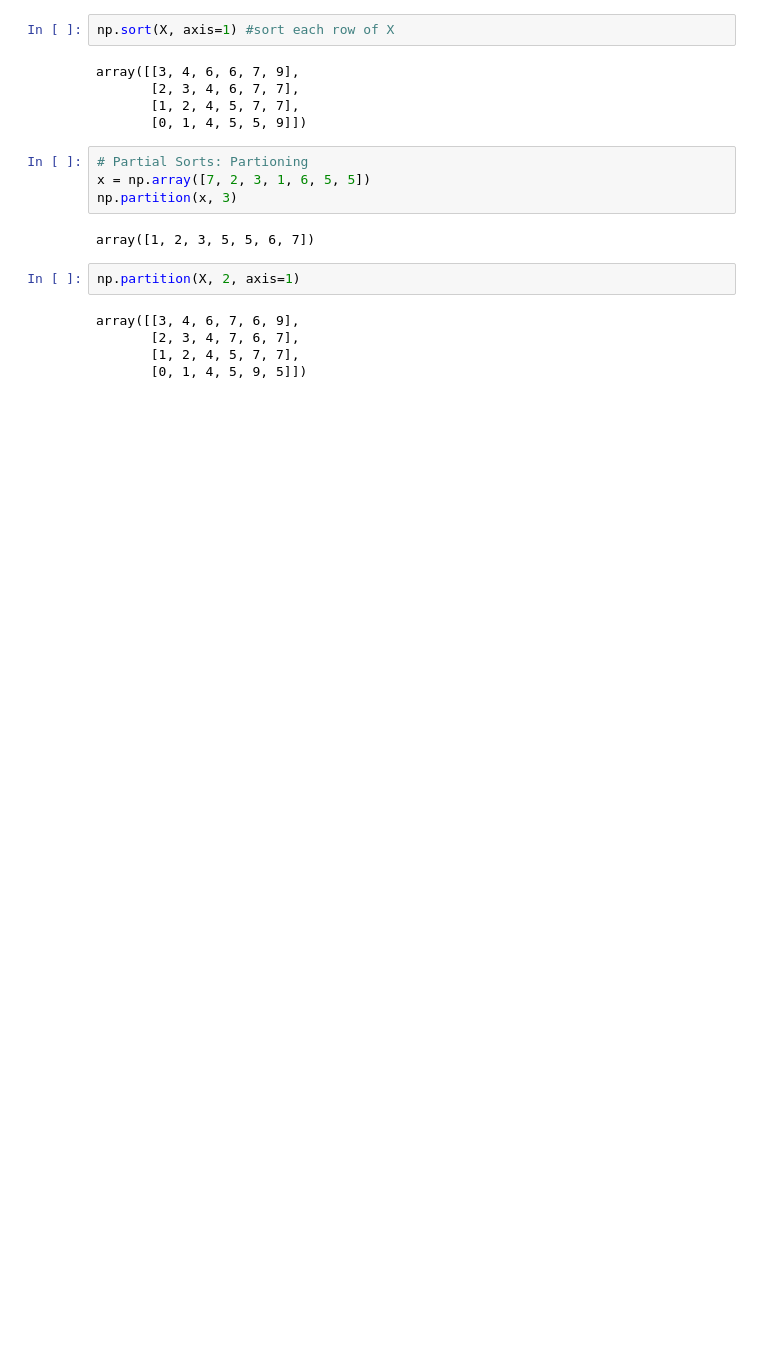
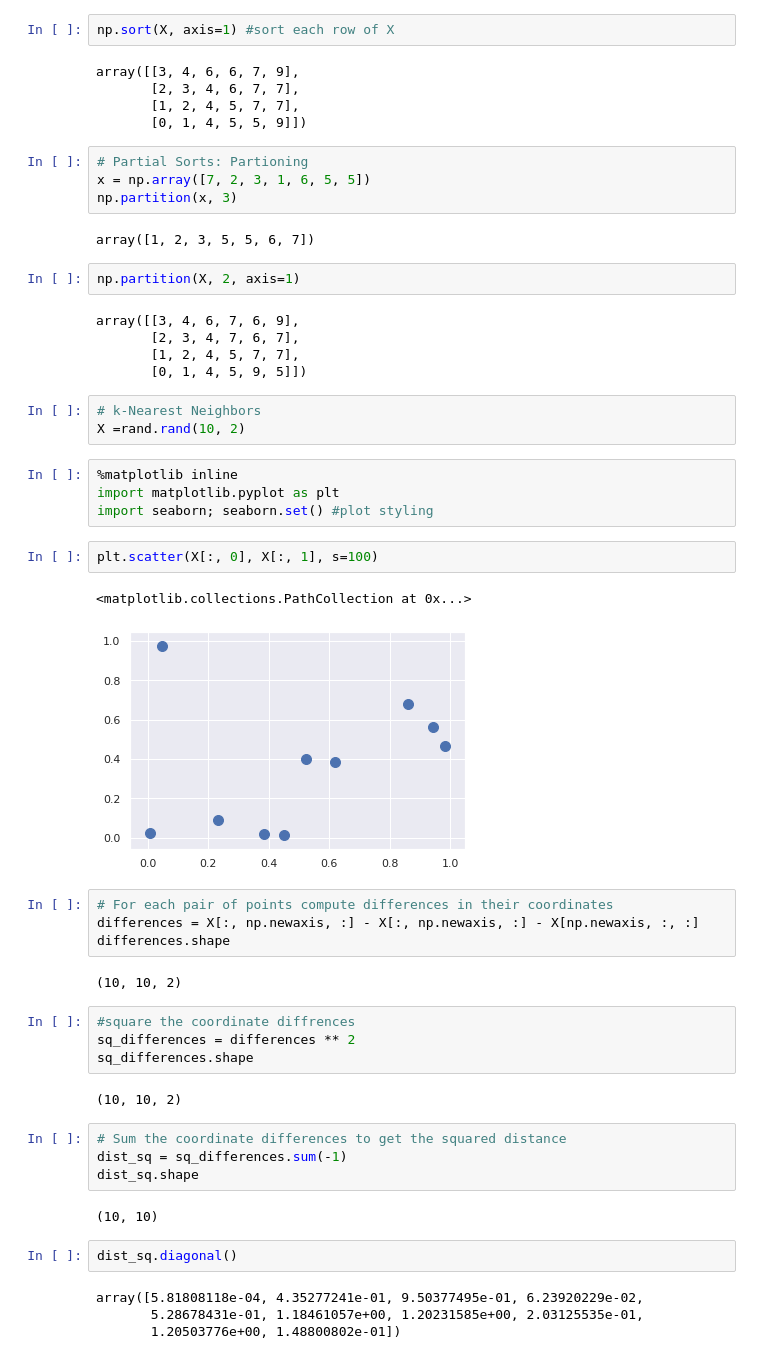
Before and after one commit to masterpython4ds/assignment-1-Philipotieno, a Jupyter notebook: Learn/Sorting Of Arrays.ipynb, the cells around one changed output. Saved outputs shown, nothing was run; the diff lists cells and outputs as text; blank space fills up the shorter version.

Commit message:
k-Nearest Neighbors

```diff
--- a/Learn/Sorting Of Arrays.ipynb
+++ b/Learn/Sorting Of Arrays.ipynb
@@ -47,3 +47,39 @@ array([[3, 4, 6, 7, 6, 9],
        [2, 3, 4, 7, 6, 7],
        [1, 2, 4, 5, 7, 7],
        [0, 1, 4, 5, 9, 5]])
+# %%
+# k-Nearest Neighbors
+X =rand.rand(10, 2)
+# %%
+%matplotlib inline
+import matplotlib.pyplot as plt
+import seaborn; seaborn.set() #plot styling
+# %%
+plt.scatter(X[:, 0], X[:, 1], s=100)
+# %% [output]
+<matplotlib.collections.PathCollection at 0x...>
+[figure, added]
+# %%
+# For each pair of points compute differences in their coordinates
+differences = X[:, np.newaxis, :] - X[:, np.newaxis, :] - X[np.newaxis, :, :]
+differences.shape
+# %% [output]
+(10, 10, 2)
+# %%
+#square the coordinate diffrences
+sq_differences = differences ** 2
+sq_differences.shape
+# %% [output]
+(10, 10, 2)
+# %%
+# Sum the coordinate differences to get the squared distance
+dist_sq = sq_differences.sum(-1)
+dist_sq.shape
+# %% [output]
+(10, 10)
+# %%
+dist_sq.diagonal()
+# %% [output]
+array([5.81808118e-04, 4.35277241e-01, 9.50377495e-01, 6.23920229e-02,
+       5.28678431e-01, 1.18461057e+00, 1.20231585e+00, 2.03125535e-01,
+       1.20503776e+00, 1.48800802e-01])
```
Also changed, not shown: parts of 3 cells of this notebook.
